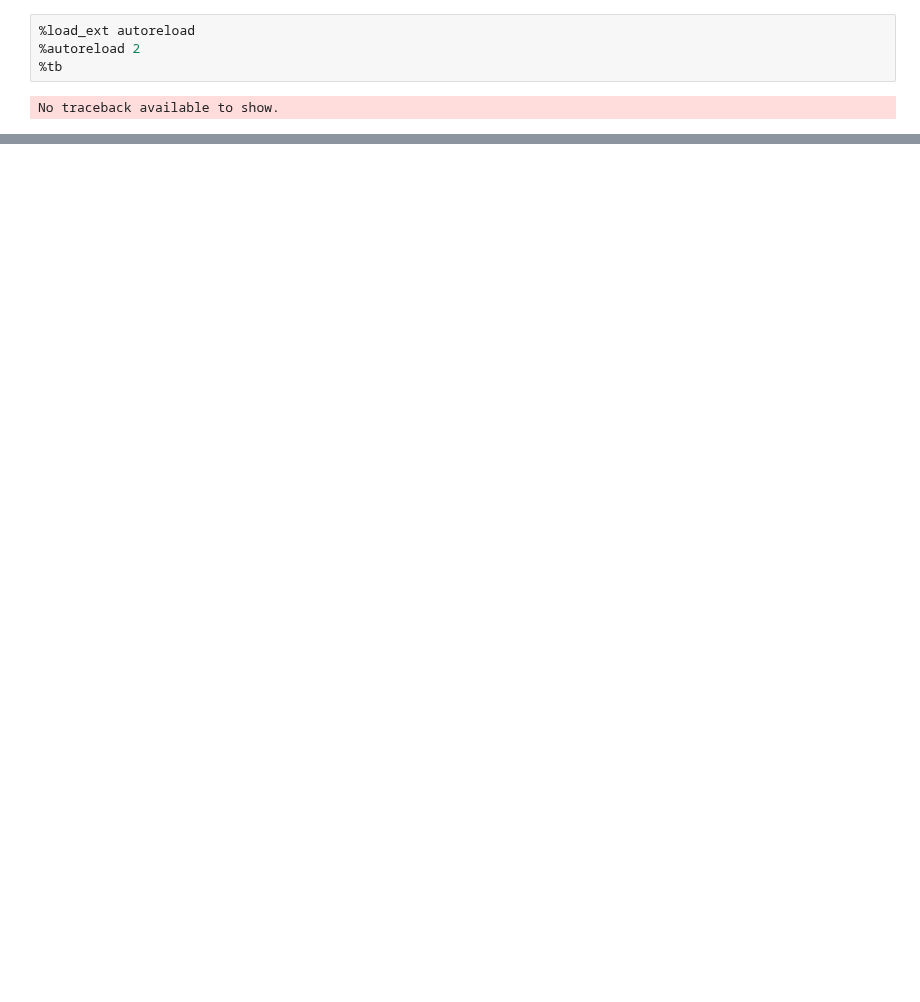
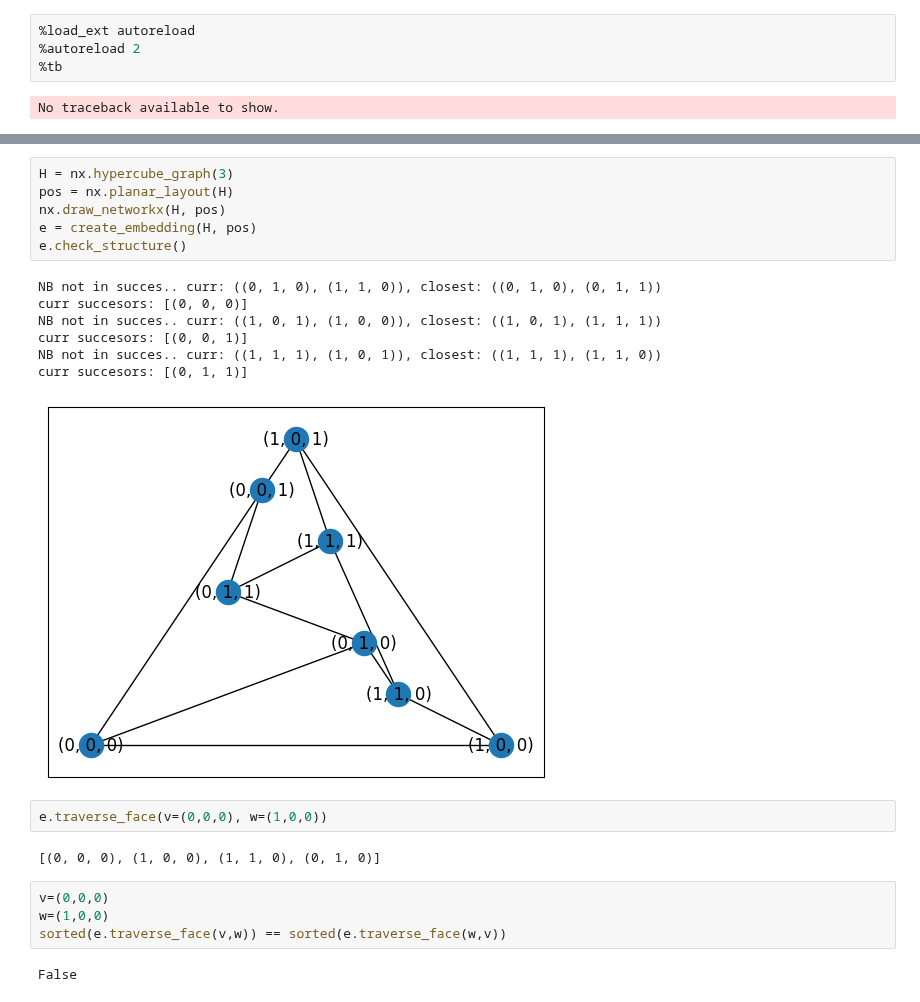
Before and after one commit to juliet29/graph2plan, a Jupyter notebook: notebooks/01_dcel.ipynb, the cells around one changed output, grey strips where cells are left out. Saved outputs shown, nothing was run; the diff lists cells and outputs as text; blank space fills up the shorter version.

```diff
--- a/notebooks/01_dcel.ipynb
+++ b/notebooks/01_dcel.ipynb
@@ -119,0 +141,24 @@ PG.traverse_face(1,2)
+# %%
+H = nx.hypercube_graph(3)
+pos = nx.planar_layout(H)
+nx.draw_networkx(H, pos)
+e = create_embedding(H, pos)
+e.check_structure()
+# %% [output]
+NB not in succes.. curr: ((0, 1, 0), (1, 1, 0)), closest: ((0, 1, 0), (0, 1, 1))
+curr succesors: [(0, 0, 0)]
+NB not in succes.. curr: ((1, 0, 1), (1, 0, 0)), closest: ((1, 0, 1), (1, 1, 1))
+curr succesors: [(0, 0, 1)]
+NB not in succes.. curr: ((1, 1, 1), (1, 0, 1)), closest: ((1, 1, 1), (1, 1, 0))
+curr succesors: [(0, 1, 1)]
+[figure, added]
+# %%
+e.traverse_face(v=(0,0,0), w=(1,0,0))
+# %% [output]
+[(0, 0, 0), (1, 0, 0), (1, 1, 0), (0, 1, 0)]
+# %%
+v=(0,0,0)
+w=(1,0,0)
+sorted(e.traverse_face(v,w)) == sorted(e.traverse_face(w,v))
+# %% [output]
+False
```
Also changed, not shown: parts of 46 cells of this notebook, 8 other files.
